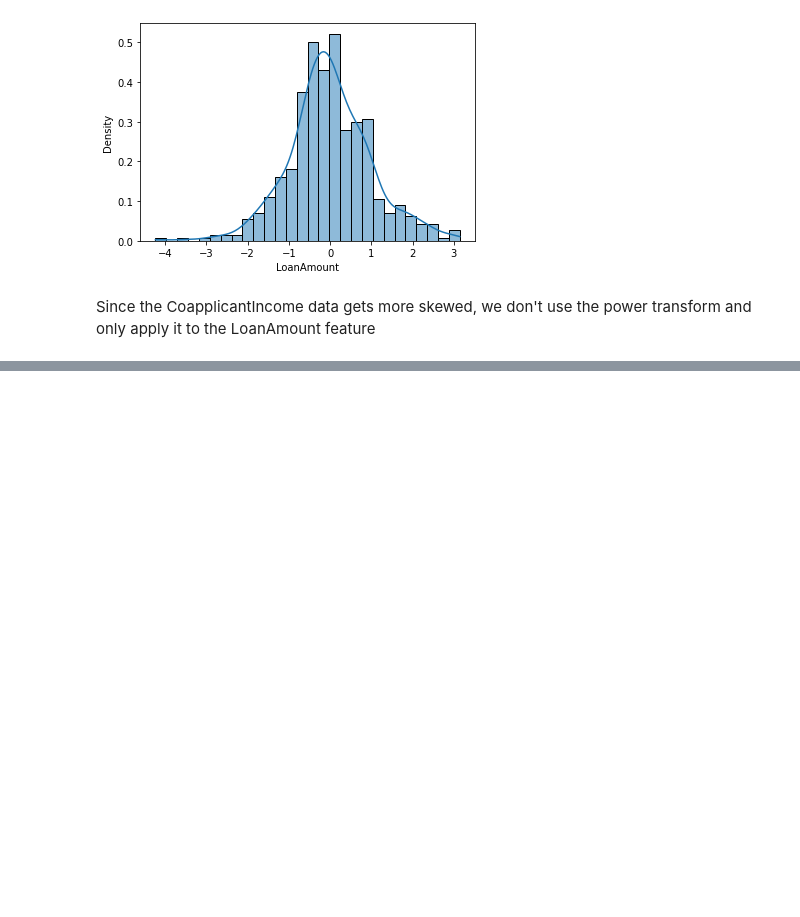
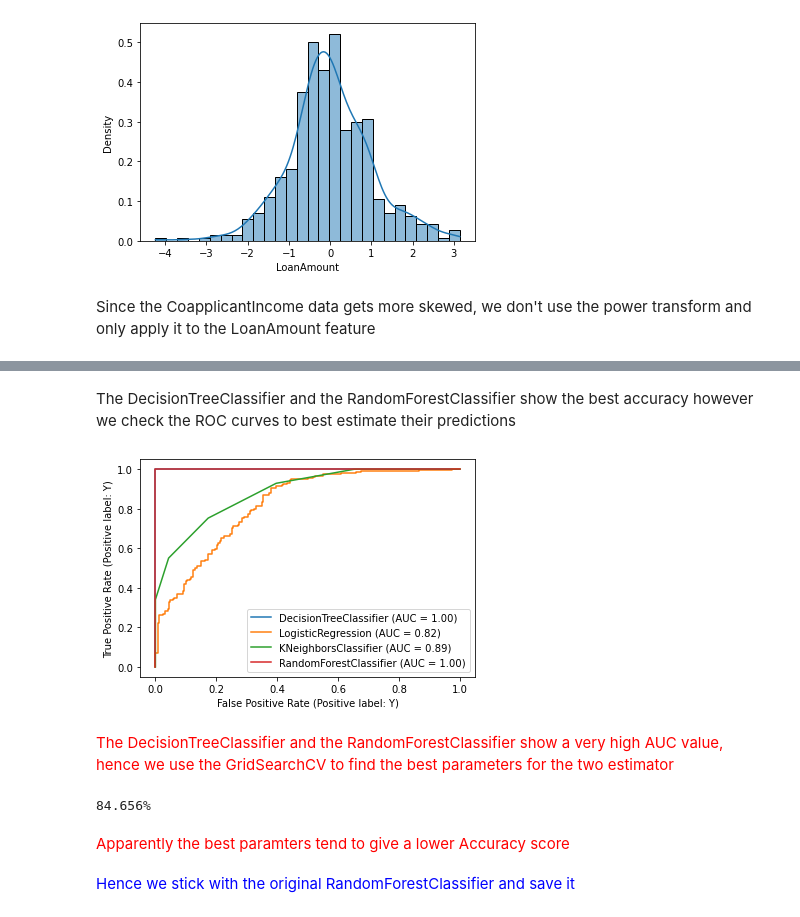
Before and after one commit to zobekenobe/DT-Evaluation-Project, a Jupyter notebook: Project 6.ipynb, the cells around one changed output, grey strips where cells are left out. Cells and saved outputs as stored; diff of their text form; code cells hidden in the pictures; blank space fills up the shorter version.

```diff
--- a/Project 6.ipynb
+++ b/Project 6.ipynb
@@ -517,0 +520,21 @@ from imblearn.over_sampling import RandomOverSampler
+# %%
+# Split dataset into a training and testing dataset
+xtrain, xtest, ytrain, ytest = train_test_split(x_resampled, y_resampled, test_size = 0.25, random_state = 42)
+# %%
+# Building our Logistic regressor models
+dt = DecisionTreeClassifier()
+lr = LogisticRegression()
+kn = KNeighborsClassifier()
+rf = RandomForestClassifier()
+# %%
+estimators = []
+estimators.append((dt, 'DecisionTreeClassifier'))
+estimators.append((lr, 'LogisticRegression'))
+estimators.append((kn, 'KNeighborsClassifier'))
+estimators.append((rf, 'RandomForestClassifier'))
+# %%
+for estimator in estimators:
+    estimator[0].fit(xtrain, ytrain)
+    ypred = estimator[0].predict(xtest)
+    print()
+    print(f"{estimator[1]} : {accuracy_score(ytest, ypred)*100:0.3f}%")
@@ -517,0 +549,10 @@ from imblearn.over_sampling import RandomOverSampler
+# %% [markdown]
+The DecisionTreeClassifier and the RandomForestClassifier show the best accuracy however we check the ROC curves to best estimate their predictions
+# %%
+axis = plot_roc_curve(dt, xtrain, ytrain)
+for estimator in estimators[1:]:
+    plot_roc_curve(estimator[0], xtrain, ytrain, ax = axis.ax_)
+# %% [output]
+[figure, added]
+# %% [markdown]
+<font color = red>The DecisionTreeClassifier and the RandomForestClassifier show a very high AUC value, hence we use the GridSearchCV to find the best parameters for the two estimator</font>
@@ -517,0 +568,12 @@ from imblearn.over_sampling import RandomOverSampler
+# %%
+rf_best_est.fit(xtrain, ytrain)
+ytest = rf_best_est.predict(xtest)
+print(f"{accuracy_score(ytest, ypred)*100:0.3f}%")
+# %% [output]
+84.656%
+# %% [markdown]
+<font color = red>
+Apparently the best paramters tend to give a lower Accuracy score
+</font>
+# %% [markdown]
+<font color = blue>Hence we stick with the original RandomForestClassifier and save it</font>
```
Also changed, not shown: parts of 29 cells of this notebook.
